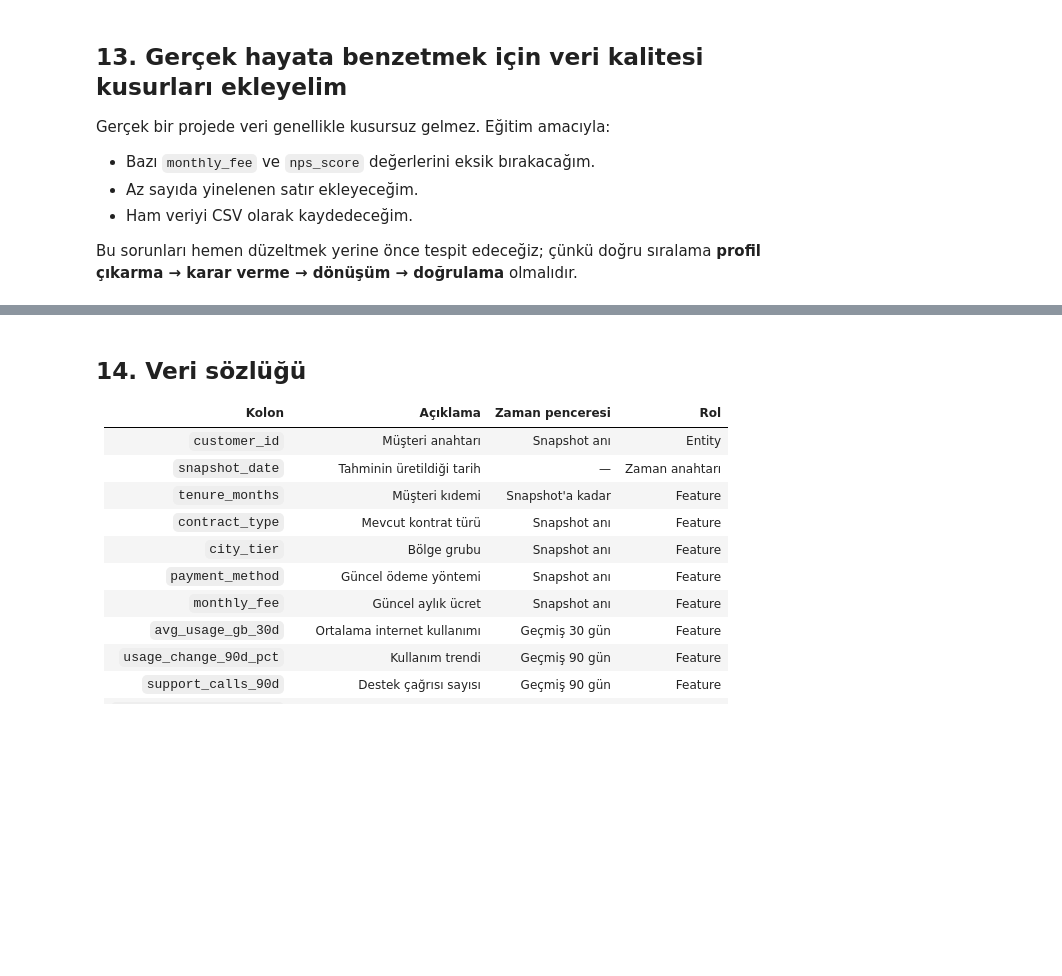
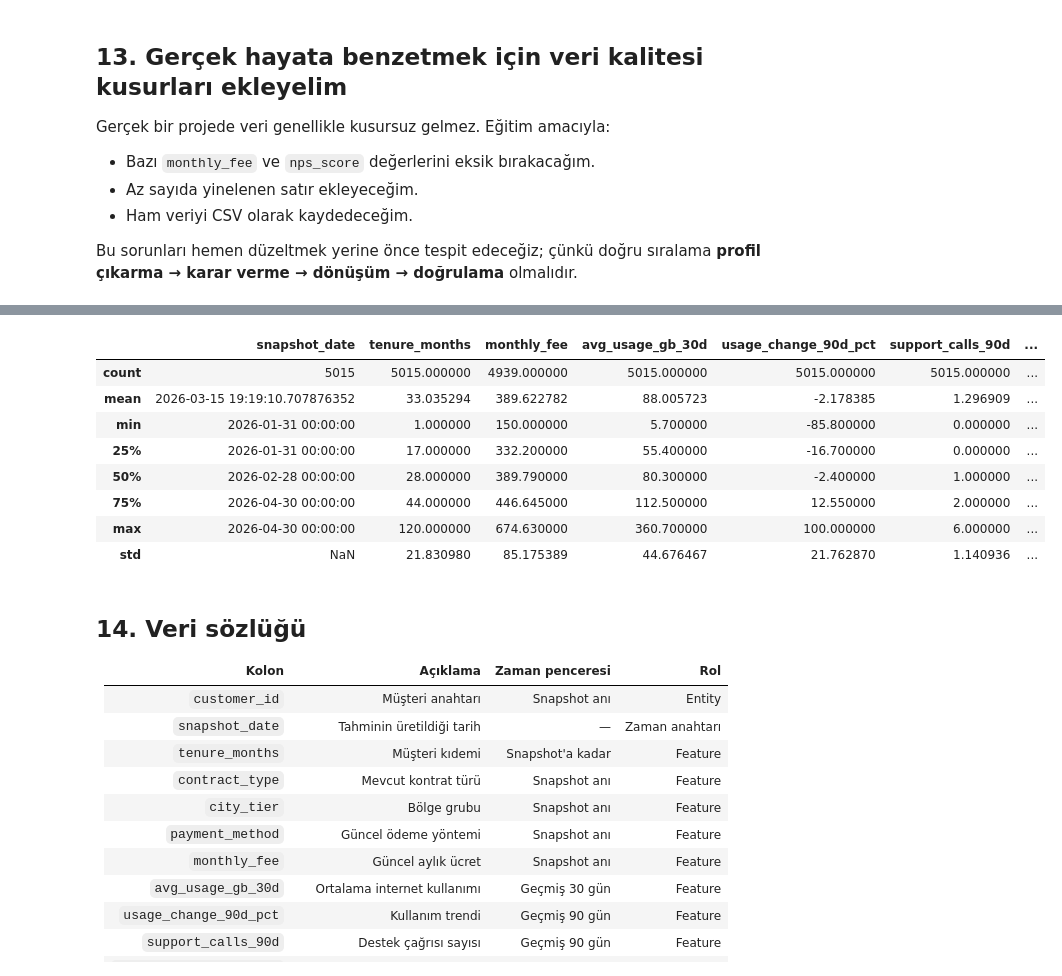
Before and after one commit to serkanars/modern-makine-ogrenmesi-mimarisi-gelistirme-dersi, a Jupyter notebook: hafta_2/Hafta_2_Problem_Tanimindan_Modellemeye_Hazir_Veriye.ipynb, the cells around one changed output, grey strips where cells are left out. Drawn from its saved outputs; the diff is of its cells as text; code cells hidden in the pictures; blank space fills up the shorter version.

```diff
--- a/hafta_2/Hafta_2_Problem_Tanimindan_Modellemeye_Hazir_Veriye.ipynb
+++ b/hafta_2/Hafta_2_Problem_Tanimindan_Modellemeye_Hazir_Veriye.ipynb
@@ -357,3 +388,15 @@ print(f"Boyut: {raw_df.shape}")
+# %%
+raw_df.describe()
+# %% [output]
+|  | snapshot_date | tenure_months | monthly_fee | avg_usage_gb_30d | usage_change_90d_pct | support_calls_90d | ... |
+| count | 5015 | 5015.000000 | 4939.000000 | 5015.000000 | 5015.000000 | 5015.000000 | ... |
+| mean | 2026-03-15 19:19:10.707876352 | 33.035294 | 389.622782 | 88.005723 | -2.178385 | 1.296909 | ... |
+| min | 2026-01-31 00:00:00 | 1.000000 | 150.000000 | 5.700000 | -85.800000 | 0.000000 | ... |
+| 25% | 2026-01-31 00:00:00 | 17.000000 | 332.200000 | 55.400000 | -16.700000 | 0.000000 | ... |
+| 50% | 2026-02-28 00:00:00 | 28.000000 | 389.790000 | 80.300000 | -2.400000 | 1.000000 | ... |
+| 75% | 2026-04-30 00:00:00 | 44.000000 | 446.645000 | 112.500000 | 12.550000 | 2.000000 | ... |
+| max | 2026-04-30 00:00:00 | 120.000000 | 674.630000 | 360.700000 | 100.000000 | 6.000000 | ... |
+| std | NaN | 21.830980 | 85.175389 | 44.676467 | 21.762870 | 1.140936 | ... |
 # %% [markdown]
 ## 14. Veri sözlüğü
 
```
Also changed, not shown: parts of 11 cells of this notebook, 4 other files.
